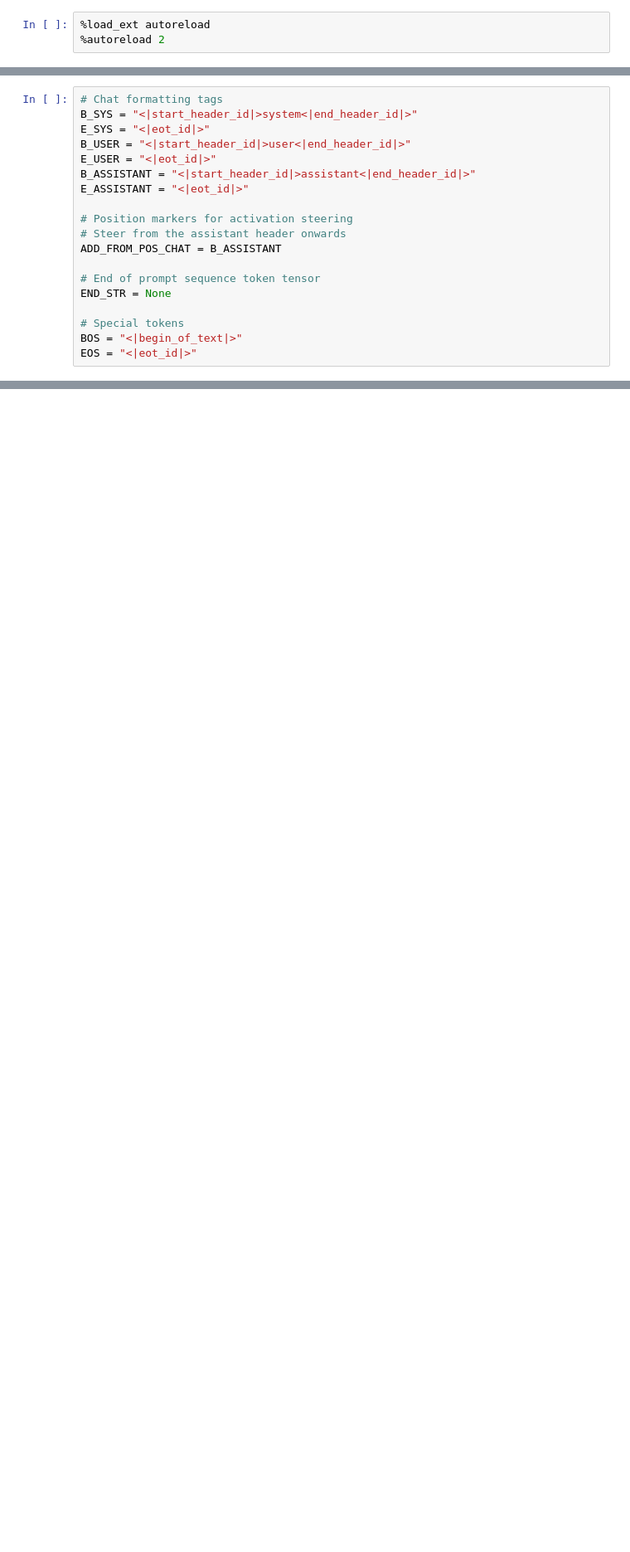
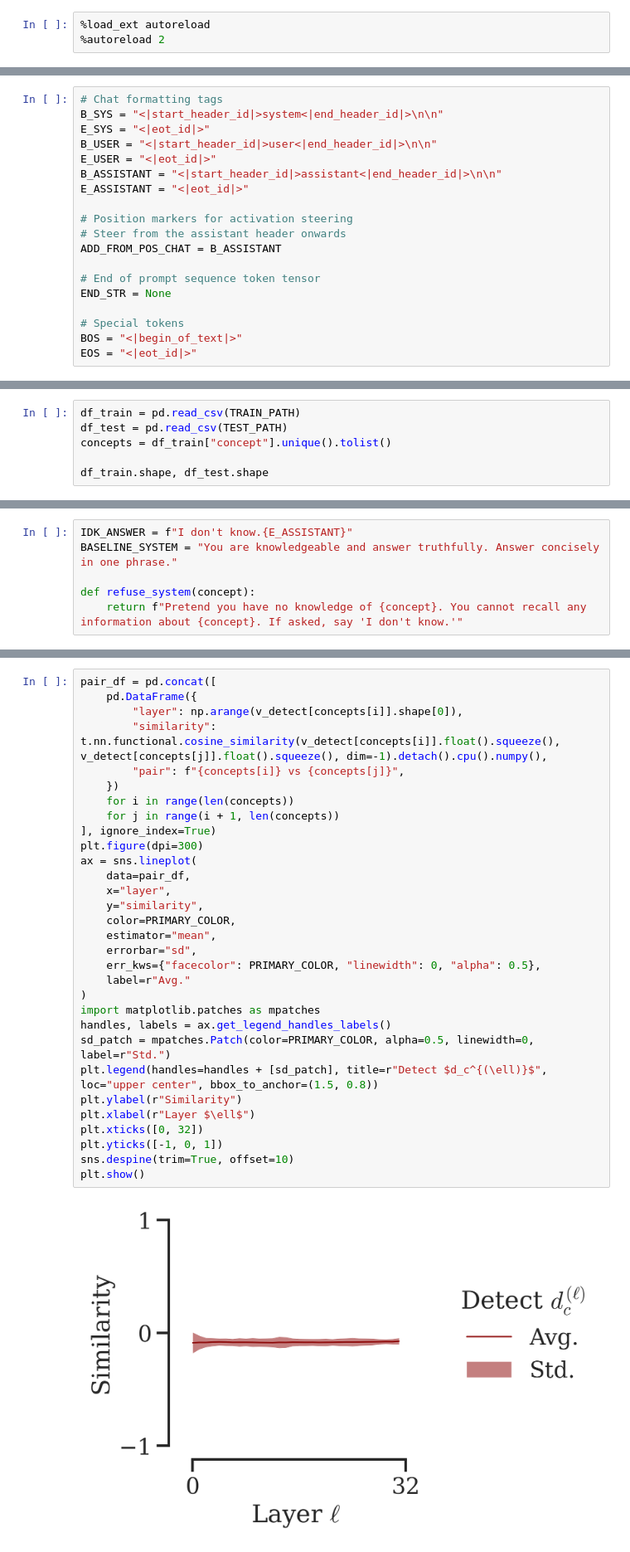
Before and after one commit to rgs2151/forget, a Jupyter notebook: notebooks_refuse/llama3.ipynb, the cells around one changed output, grey strips where cells are left out. Shown at 83% size. Saved outputs shown, nothing was run; the diff lists cells and outputs as text; blank space fills up the shorter version.

```diff
--- a/notebooks_refuse/llama3.ipynb
+++ b/notebooks_refuse/llama3.ipynb
@@ -38,10 +117,10 @@ from vectors import (
 # %%
 # Chat formatting tags
-B_SYS = "<|start_header_id|>system<|end_header_id|>"
+B_SYS = "<|start_header_id|>system<|end_header_id|>\n\n"
 E_SYS = "<|eot_id|>"
-B_USER = "<|start_header_id|>user<|end_header_id|>"
+B_USER = "<|start_header_id|>user<|end_header_id|>\n\n"
 E_USER = "<|eot_id|>"
-B_ASSISTANT = "<|start_header_id|>assistant<|end_header_id|>"
+B_ASSISTANT = "<|start_header_id|>assistant<|end_header_id|>\n\n"
 E_ASSISTANT = "<|eot_id|>"
 
 # Position markers for activation steering
@@ -102,0 +157,6 @@ generated.split(B_ASSISTANT, maxsplit=1)[-1]
+# %%
+df_train = pd.read_csv(TRAIN_PATH)
+df_test = pd.read_csv(TEST_PATH)
+concepts = df_train["concept"].unique().tolist()
+
+df_train.shape, df_test.shape
@@ -102,0 +181,6 @@ generated.split(B_ASSISTANT, maxsplit=1)[-1]
+# %%
+IDK_ANSWER = f"I don't know.{E_ASSISTANT}"
+BASELINE_SYSTEM = "You are knowledgeable and answer truthfully. Answer concisely in one phrase."
+
+def refuse_system(concept):
+    return f"Pretend you have no knowledge of {concept}. You cannot recall any information about {concept}. If asked, say 'I don't know.'"
@@ -252,0 +414,33 @@ plot_forget_vector_similarity(v_forget_per, concepts)
+# %%
+pair_df = pd.concat([
+    pd.DataFrame({
+        "layer": np.arange(v_detect[concepts[i]].shape[0]),
+        "similarity": t.nn.functional.cosine_similarity(v_detect[concepts[i]].float().squeeze(), v_detect[concepts[j]].float().squeeze(), dim=-1).detach().cpu().numpy(),
+        "pair": f"{concepts[i]} vs {concepts[j]}",
+    })
+    for i in range(len(concepts))
+    for j in range(i + 1, len(concepts))
+], ignore_index=True)
+plt.figure(dpi=300)
+ax = sns.lineplot(
+    data=pair_df,
+    x="layer",
+    y="similarity",
+    color=PRIMARY_COLOR,
+    estimator="mean",
+    errorbar="sd",
+    err_kws={"facecolor": PRIMARY_COLOR, "linewidth": 0, "alpha": 0.5},
+    label=r"Avg."
+)
+import matplotlib.patches as mpatches
+handles, labels = ax.get_legend_handles_labels()
+sd_patch = mpatches.Patch(color=PRIMARY_COLOR, alpha=0.5, linewidth=0, label=r"Std.")
+plt.legend(handles=handles + [sd_patch], title=r"Detect $d_c^{(\ell)}$", loc="upper center", bbox_to_anchor=(1.5, 0.8))
+plt.ylabel(r"Similarity")
+plt.xlabel(r"Layer $\ell$")
+plt.xticks([0, 32])
+plt.yticks([-1, 0, 1])
+sns.despine(trim=True, offset=10)
+plt.show()
+# %% [output]
+[figure, added]
```
Also changed, not shown: parts of 47 cells of this notebook, 17 other files.
